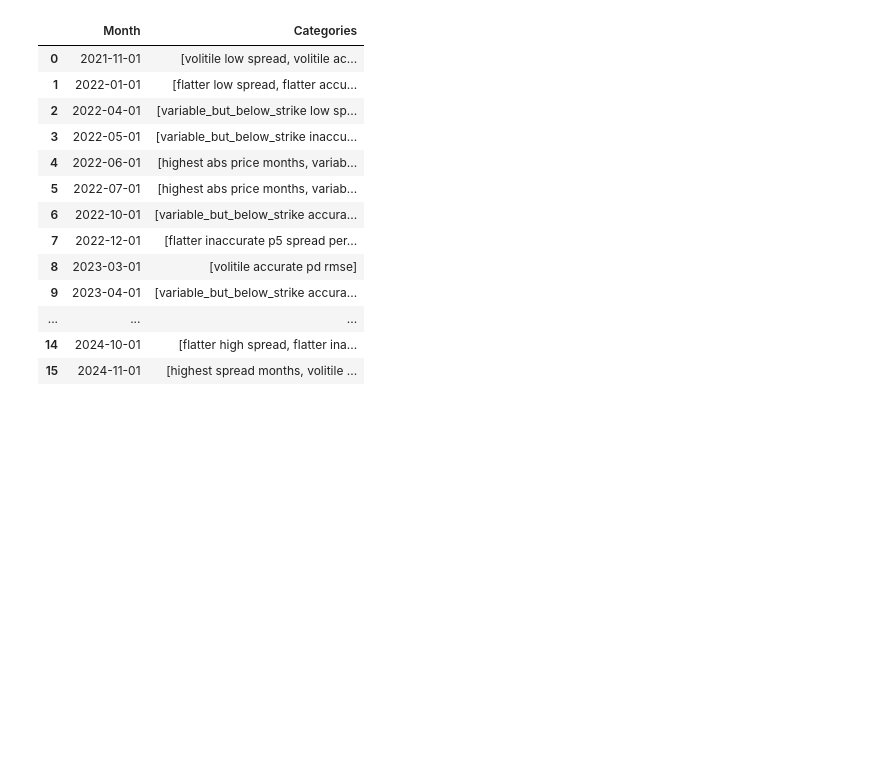
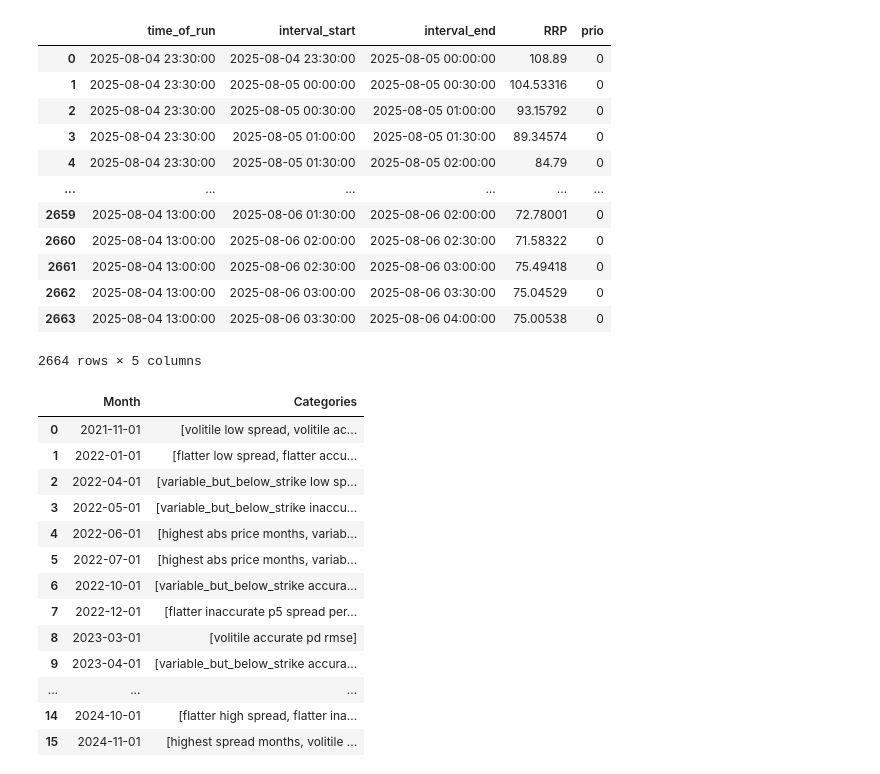
Before and after one commit to dpowles2/ds_app, a Jupyter notebook: src/testing.ipynb, the cells around one changed output. Drawn from its saved outputs; the diff is of its cells as text; code cells hidden in the pictures; blank space fills up the shorter version.

```diff
--- a/src/testing.ipynb
+++ b/src/testing.ipynb
@@ -24,0 +4,35 @@ Index(['_day', 'REGIONID', 'DP_RRP', 'P5_RRP', 'PD_RRP', 'rmse_p5', 'rmse_pd',
+# %%
+q = '''PREDISPATCHPRICE_ADF
+| where LASTCHANGED between (startofday(datetime('2025-08-04')) .. endofday(datetime('2025-08-04')) )
+| where REGIONID == 'NSW1'
+| project LASTCHANGED,DATETIME,RRP
+| extend interval_end = DATETIME
+| extend time_of_run = bin(LASTCHANGED, 30m)
+| summarize arg_max(LASTCHANGED, *) by interval_end, time_of_run
+| where interval_end > time_of_run
+| project interval_end, time_of_run, RRP
+| extend prio = 0, interval_start = interval_end - 30m;
+//
+P5MIN_REGIONSOLUTION
+| where RUN_DATETIME between (startofday(datetime('2025-08-04')) .. endofday(datetime('2025-08-04')) )
+| where REGIONID == 'NSW1'
+| project RUN_DATETIME, INTERVAL_DATETIME, RRP
+| extend interval_end = INTERVAL_DATETIME
+| extend time_of_run = bin(RUN_DATETIME,5m)
+| summarize arg_max(RUN_DATETIME, *) by interval_end, time_of_run
+| where interval_end > time_of_run
+| project interval_end, time_of_run, RRP
+| extend prio = 1, interval_start = interval_end - 5m;'''
+
+pre,p5 =  kc('btmoinfoserver', q)
+def drop_tz(t):
+    return t.tz_convert(None)
+pre.interval_start = pre.interval_start.apply(drop_tz)
+pre.interval_end = pre.interval_end.apply(drop_tz)
+pre.time_of_run = pre.time_of_run.apply(drop_tz)
+p5.interval_start = p5.interval_start.apply(drop_tz)
+p5.interval_end = p5.interval_end.apply(drop_tz)
+p5.time_of_run = p5.time_of_run.apply(drop_tz)
+
+pre = pre[['time_of_run', 'interval_start','interval_end', 'RRP', 'prio']]
+p5= p5[['time_of_run', 'interval_start','interval_end', 'RRP', 'prio']]
@@ -25,3 +71,19 @@ Index(['_day', 'REGIONID', 'DP_RRP', 'P5_RRP', 'PD_RRP', 'rmse_p5', 'rmse_pd',
+# %%
+pre[['time_of_run', 'interval_start','interval_end', 'RRP', 'prio']]
+# %% [output]
+|  | time_of_run | interval_start | interval_end | RRP | prio |
+| 0 | 2025-08-04 23:30:00 | 2025-08-04 23:30:00 | 2025-08-05 00:00:00 | 108.89 | 0 |
+| 1 | 2025-08-04 23:30:00 | 2025-08-05 00:00:00 | 2025-08-05 00:30:00 | 104.53316 | 0 |
+| 2 | 2025-08-04 23:30:00 | 2025-08-05 00:30:00 | 2025-08-05 01:00:00 | 93.15792 | 0 |
+| 3 | 2025-08-04 23:30:00 | 2025-08-05 01:00:00 | 2025-08-05 01:30:00 | 89.34574 | 0 |
+| 4 | 2025-08-04 23:30:00 | 2025-08-05 01:30:00 | 2025-08-05 02:00:00 | 84.79 | 0 |
+| ... | ... | ... | ... | ... | ... |
+| 2659 | 2025-08-04 13:00:00 | 2025-08-06 01:30:00 | 2025-08-06 02:00:00 | 72.78001 | 0 |
+| 2660 | 2025-08-04 13:00:00 | 2025-08-06 02:00:00 | 2025-08-06 02:30:00 | 71.58322 | 0 |
+| 2661 | 2025-08-04 13:00:00 | 2025-08-06 02:30:00 | 2025-08-06 03:00:00 | 75.49418 | 0 |
+| 2662 | 2025-08-04 13:00:00 | 2025-08-06 03:00:00 | 2025-08-06 03:30:00 | 75.04529 | 0 |
+| 2663 | 2025-08-04 13:00:00 | 2025-08-06 03:30:00 | 2025-08-06 04:00:00 | 75.00538 | 0 |
+2664 rows × 5 columns
 # %%
 month,cats = [],[]
 v_cats = ['volitile', 'variable_but_below_strike', 'flatter']
```
Also changed, not shown: parts of 6 cells of this notebook, 9 other files.
